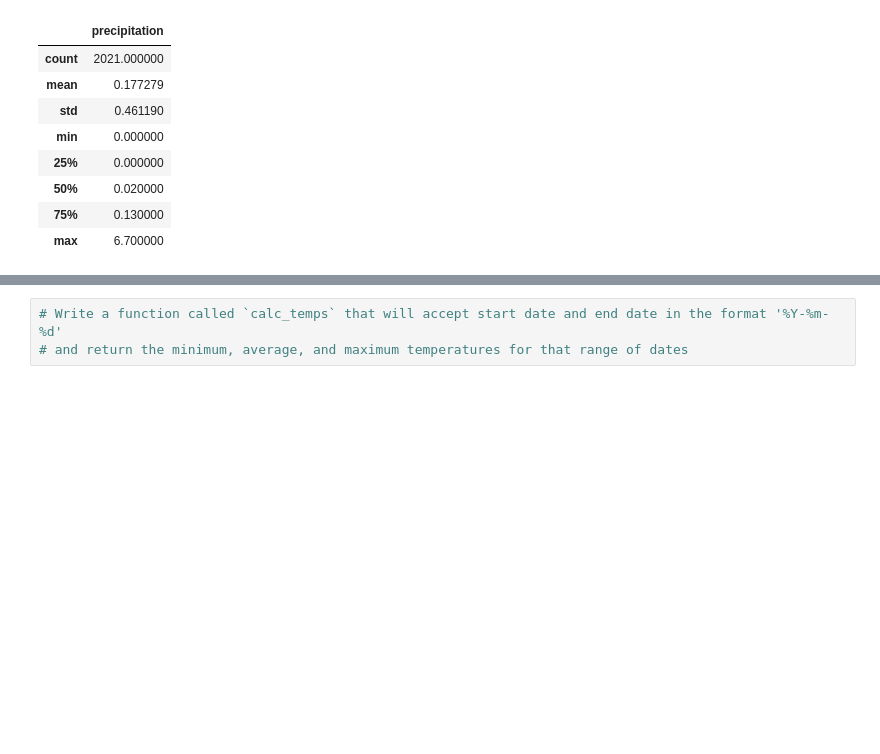
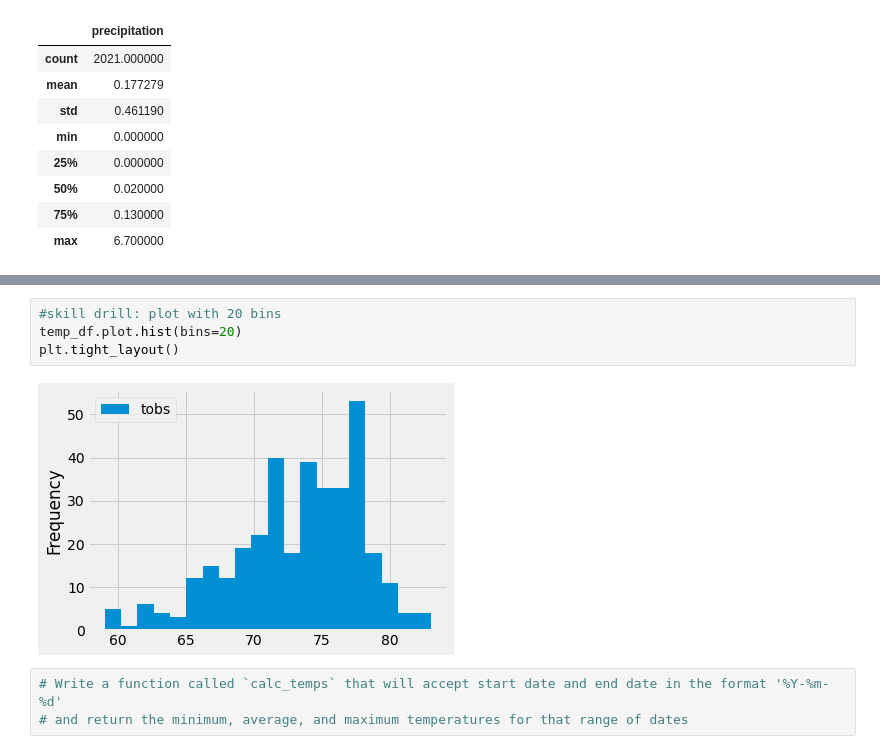
Before and after one commit to rickystuart1/surfs_up, a Jupyter notebook: climate_analysis.ipynb, the cells around one changed output, grey strips where cells are left out. Saved outputs shown, nothing was run; the diff lists cells and outputs as text; blank space fills up the shorter version.

```diff
--- a/climate_analysis.ipynb
+++ b/climate_analysis.ipynb
@@ -126,3 +187,9 @@ df.describe()
+# %%
+#skill drill: plot with 20 bins
+temp_df.plot.hist(bins=20)
+plt.tight_layout()
+# %% [output]
+[figure, added]
 # %%
 # Write a function called `calc_temps` that will accept start date and end date in the format '%Y-%m-%d'
 # and return the minimum, average, and maximum temperatures for that range of dates
```
Also changed, not shown: parts of 8 cells of this notebook.
